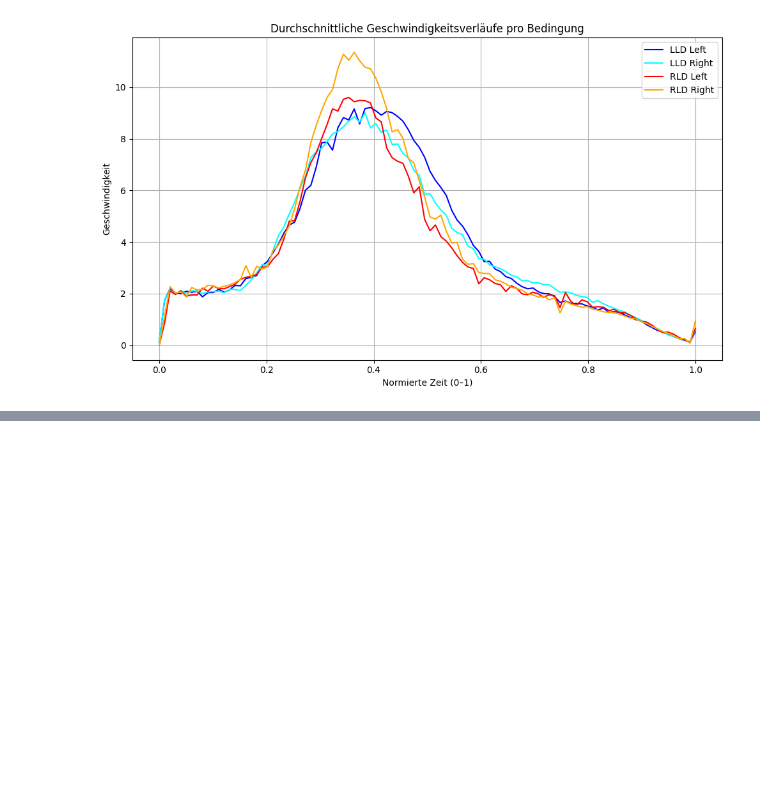
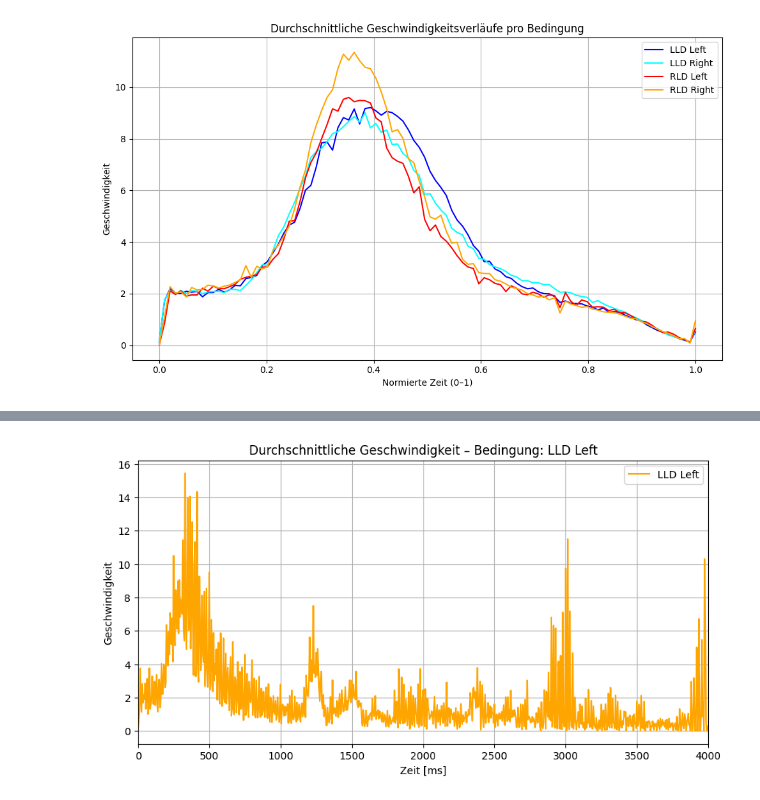
Before and after one commit to Michael1Mueller/Masterarbeit, a Jupyter notebook: speed-analysis.ipynb, the cells around one changed output, grey strips where cells are left out. Drawn from its saved outputs; the diff is of its cells as text; code cells hidden in the pictures; blank space fills up the shorter version.

```diff
--- a/speed-analysis.ipynb
+++ b/speed-analysis.ipynb
@@ -627,0 +714,14 @@ plt.show()
+# %%
+import matplotlib.pyplot as plt
+
+plt.figure(figsize=(10, 5))
+plt.plot(target_time_ms, mean_speed_lld_left, color='orange', label='LLD Left')
+plt.xlabel("Zeit [ms]")
+plt.ylabel("Geschwindigkeit")
+plt.title("Durchschnittliche Geschwindigkeit – Bedingung: LLD Left")
+plt.xlim(0, 4000)
+plt.grid(True)
+plt.legend()
+plt.show()
+# %% [output]
+[figure, added]
```
Also changed, not shown: parts of 12 cells of this notebook, 1 other file.
